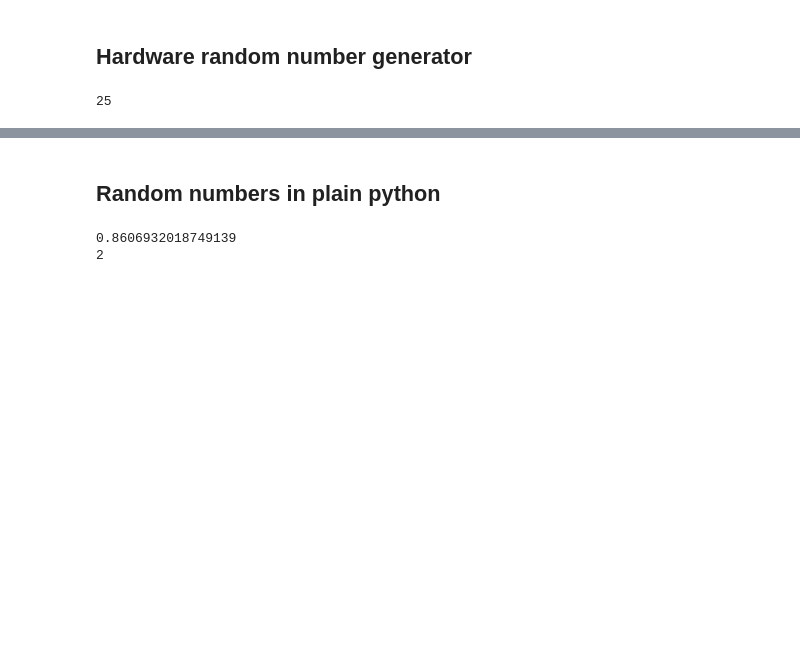
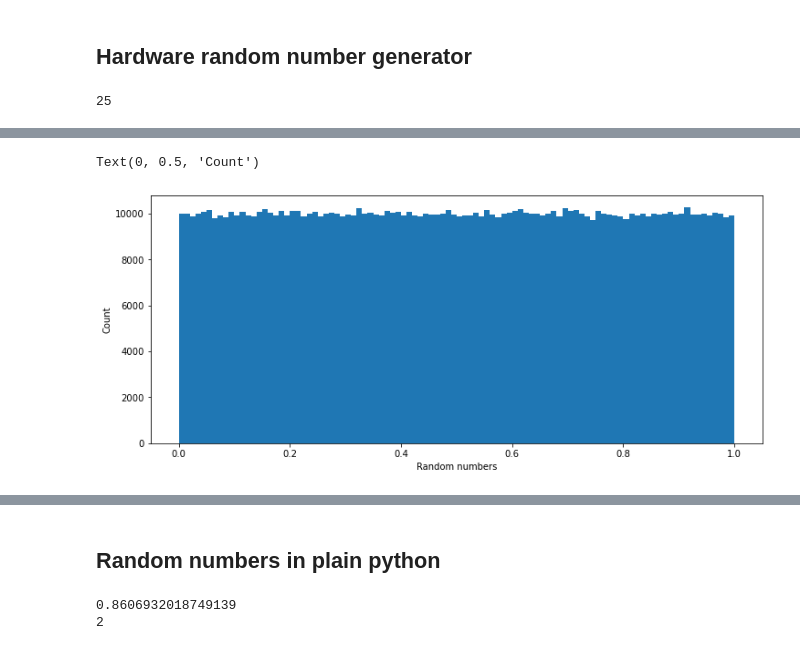
Before and after one commit to nordam/ComputationalPhysics, a Jupyter notebook: Notebooks/3 - Random numbers.ipynb, the cells around one changed output, grey strips where cells are left out. Saved outputs shown, nothing was run; the diff lists cells and outputs as text; code cells hidden in the pictures; blank space fills up the shorter version.

Commit message:
Updating notebook on random numbers

```diff
--- a/Notebooks/3 - Random numbers.ipynb
+++ b/Notebooks/3 - Random numbers.ipynb
@@ -43,0 +66,12 @@ print(r)
+# %%
+# Parameters of the generator
+a = 48271
+m = 2**31 - 1 # a large Mersenne prime
+
+# Random seed
+X = 42
+
+# Print the 10 first pseudorandom numbers
+for i in range(10):
+    X = (a * X) % m
+    print(X / m)
@@ -43,0 +95,23 @@ print(r)
+# %%
+# Generate a lot of numbers, and plot histogram
+def lehmer(X0, N):
+    # Parameters of the generator
+    a = 48271
+    m = 2**31 - 1 # a large Mersenne prime
+
+    X = np.zeros(N)
+    X[0] = X0
+    for i in range(1, N):
+        X[i] = (X[i-1]*a) % m
+    return X / m
+
+
+random_numbers = lehmer(42, 1000000)
+
+fig = plt.figure(figsize = (12, 5))
+plt.hist(random_numbers, bins = 100)
+plt.xlabel('Random numbers')
+plt.ylabel('Count')
+# %% [output]
+Text(0, 0.5, 'Count')
+[figure, added]
```
Also changed, not shown: parts of 28 cells of this notebook.
